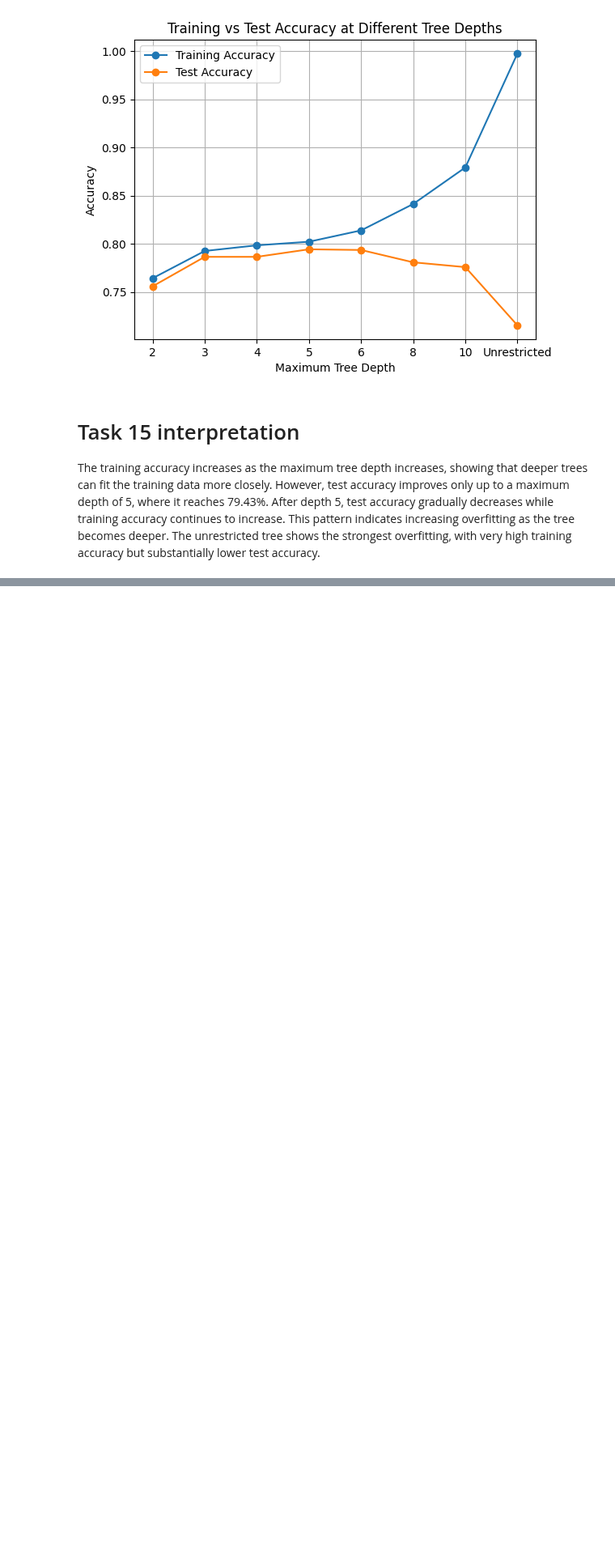
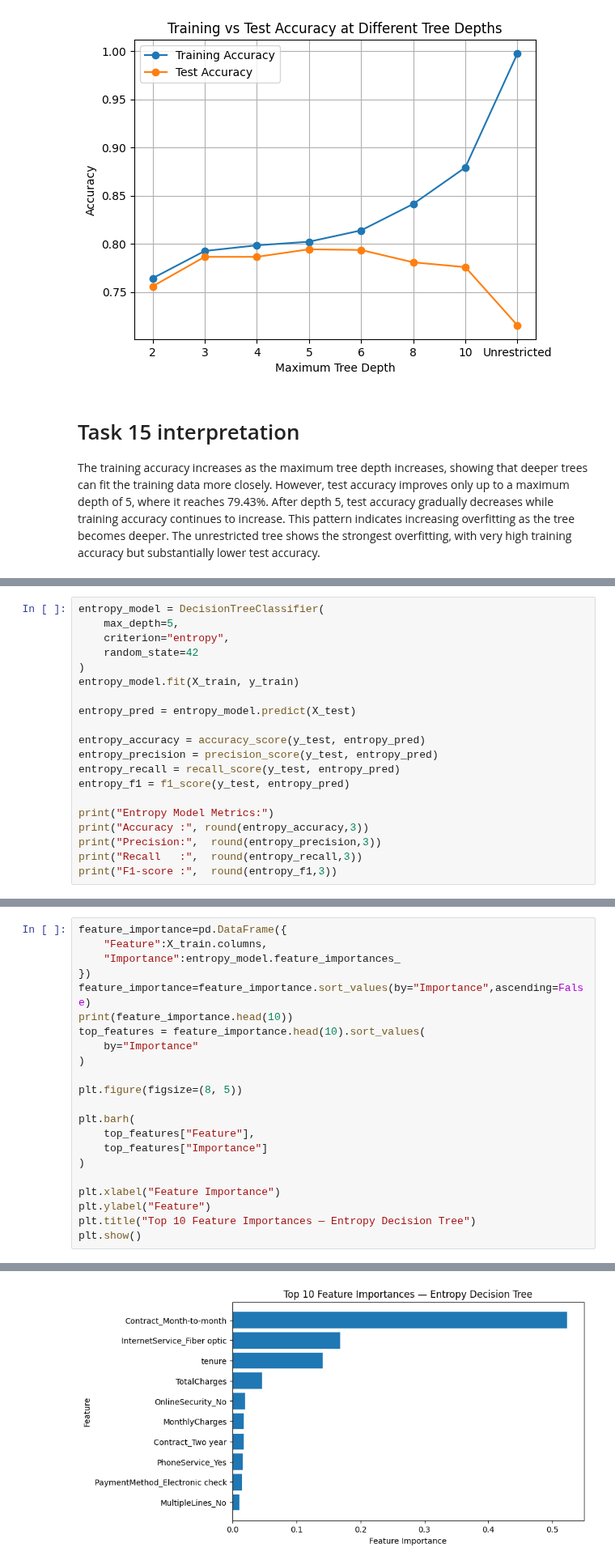
Before and after one commit to Ritika-Lund/Machine-learning-Lab, a Jupyter notebook: LAB 03/lab03_Ritika_churn_dt.ipynb, the cells around one changed output, grey strips where cells are left out. Shown at 81% size. Drawn from its saved outputs; the diff is of its cells as text; blank space fills up the shorter version.

```diff
--- a/LAB 03/lab03_Ritika_churn_dt.ipynb
+++ b/LAB 03/lab03_Ritika_churn_dt.ipynb
@@ -300,0 +335,20 @@ The training accuracy increases as the maximum tree depth increases, showing tha
+# %%
+entropy_model = DecisionTreeClassifier(
+    max_depth=5,
+    criterion="entropy",
+    random_state=42
+)
+entropy_model.fit(X_train, y_train)
+
+entropy_pred = entropy_model.predict(X_test)
+
+entropy_accuracy = accuracy_score(y_test, entropy_pred)
+entropy_precision = precision_score(y_test, entropy_pred)
+entropy_recall = recall_score(y_test, entropy_pred)
+entropy_f1 = f1_score(y_test, entropy_pred)
+
+print("Entropy Model Metrics:")
+print("Accuracy :", round(entropy_accuracy,3))
+print("Precision:",  round(entropy_precision,3))
+print("Recall   :",  round(entropy_recall,3))
+print("F1-score :",  round(entropy_f1,3))
@@ -300,0 +366,23 @@ The training accuracy increases as the maximum tree depth increases, showing tha
+# %%
+feature_importance=pd.DataFrame({
+    "Feature":X_train.columns,
+    "Importance":entropy_model.feature_importances_
+})
+feature_importance=feature_importance.sort_values(by="Importance",ascending=False)
+print(feature_importance.head(10))
+top_features = feature_importance.head(10).sort_values(
+    by="Importance"
+)
+
+plt.figure(figsize=(8, 5))
+
+plt.barh(
+    top_features["Feature"],
+    top_features["Importance"]
+)
+
+plt.xlabel("Feature Importance")
+plt.ylabel("Feature")
+plt.title("Top 10 Feature Importances — Entropy Decision Tree")
+plt.show()
+# %% [output]
@@ -300,0 +400 @@ The training accuracy increases as the maximum tree depth increases, showing tha
+[figure, added]
```
Also changed, not shown: parts of 12 cells of this notebook.
